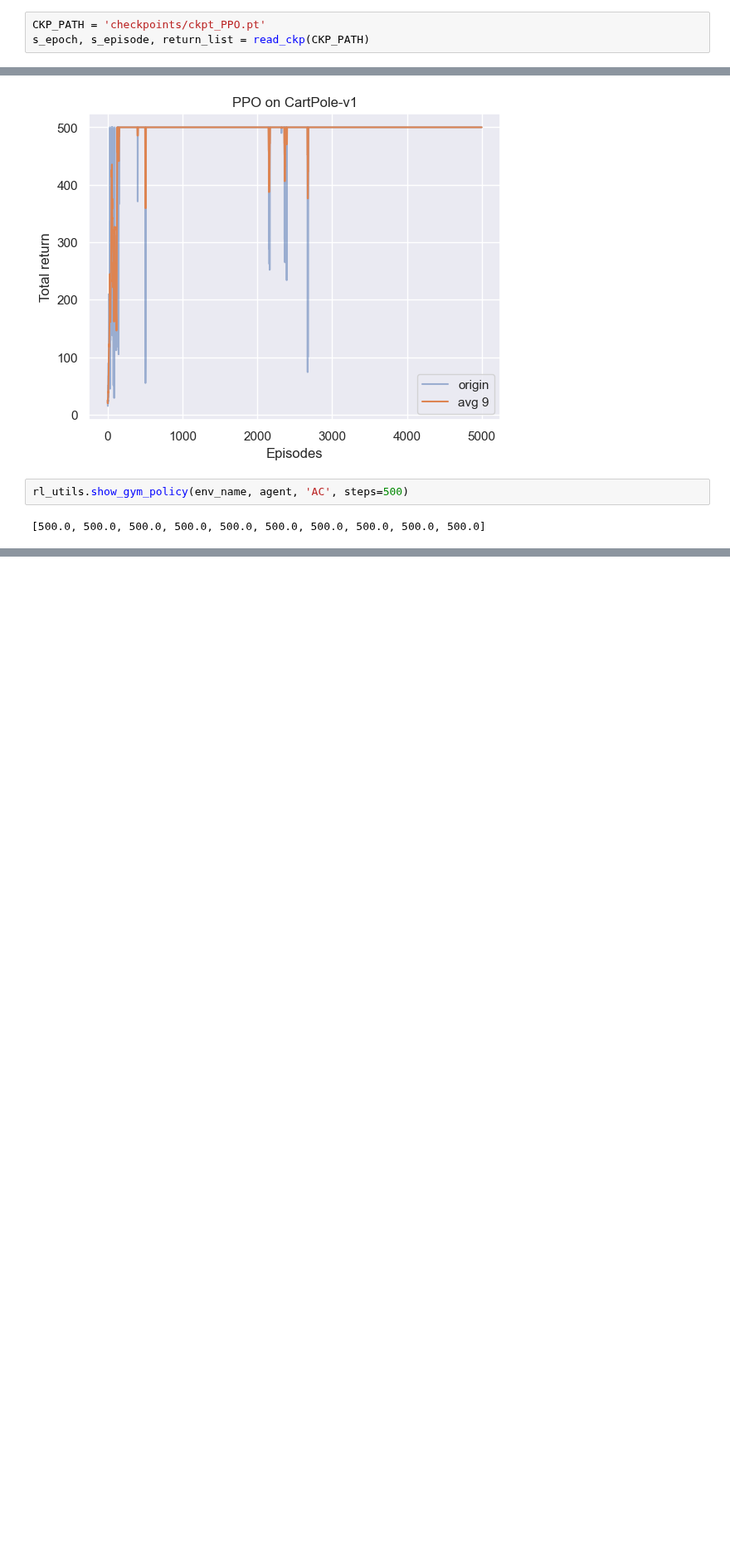
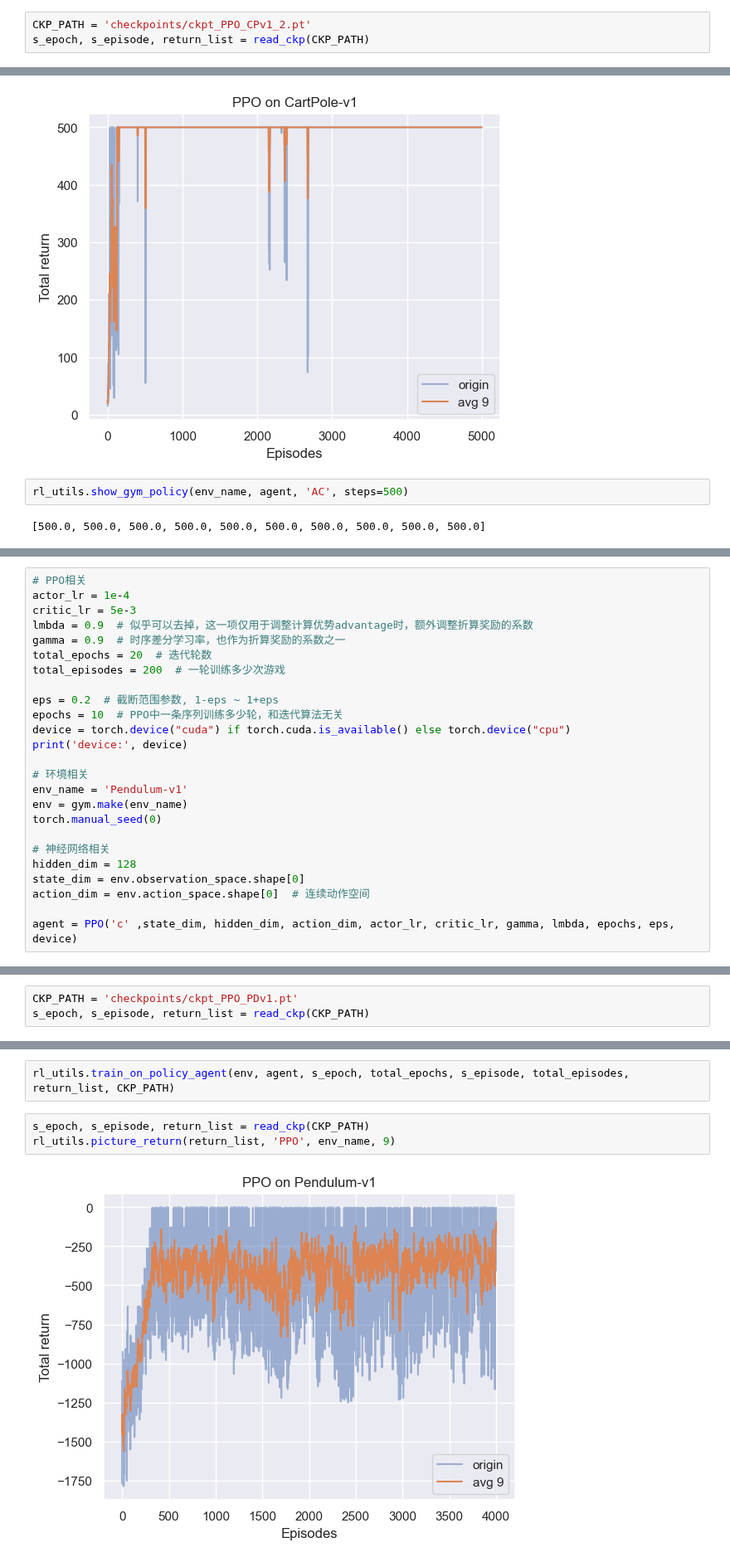
Before and after one commit to Aegis1863/ML_practice, a Jupyter notebook: 强化学习笔记/12_近端策略优化.ipynb, the cells around one changed output, grey strips where cells are left out. Shown at 83% size. Cells and saved outputs as stored; diff of their text form; blank space fills up the shorter version.

```diff
--- a/强化学习笔记/12_近端策略优化.ipynb
+++ b/强化学习笔记/12_近端策略优化.ipynb
@@ -151,4 +216,4 @@ def read_ckp(ckp_path):
 # %%
-CKP_PATH = 'checkpoints/ckpt_PPO.pt'
+CKP_PATH = 'checkpoints/ckpt_PPO_CPv1_2.pt'
 s_epoch, s_episode, return_list = read_ckp(CKP_PATH)
 # %% [markdown]
@@ -167,0 +237,25 @@ rl_utils.show_gym_policy(env_name, agent, 'AC', steps=500)
+# %%
+# PPO相关
+actor_lr = 1e-4
+critic_lr = 5e-3
+lmbda = 0.9  # 似乎可以去掉，这一项仅用于调整计算优势advantage时，额外调整折算奖励的系数
+gamma = 0.9  # 时序差分学习率，也作为折算奖励的系数之一
+total_epochs = 20  # 迭代轮数
+total_episodes = 200  # 一轮训练多少次游戏
+
+eps = 0.2  # 截断范围参数, 1-eps ~ 1+eps
+epochs = 10  # PPO中一条序列训练多少轮，和迭代算法无关
+device = torch.device("cuda") if torch.cuda.is_available() else torch.device("cpu")
+print('device:', device)
+
+# 环境相关
+env_name = 'Pendulum-v1'
+env = gym.make(env_name)
+torch.manual_seed(0)
+
+# 神经网络相关
+hidden_dim = 128
+state_dim = env.observation_space.shape[0]
+action_dim = env.action_space.shape[0]  # 连续动作空间
+
+agent = PPO('c' ,state_dim, hidden_dim, action_dim, actor_lr, critic_lr, gamma, lmbda, epochs, eps, device)
@@ -167,0 +266,3 @@ rl_utils.show_gym_policy(env_name, agent, 'AC', steps=500)
+# %%
+CKP_PATH = 'checkpoints/ckpt_PPO_PDv1.pt'
+s_epoch, s_episode, return_list = read_ckp(CKP_PATH)
@@ -167,0 +271,7 @@ rl_utils.show_gym_policy(env_name, agent, 'AC', steps=500)
+# %%
+rl_utils.train_on_policy_agent(env, agent, s_epoch, total_epochs, s_episode, total_episodes, return_list, CKP_PATH)
+# %%
+s_epoch, s_episode, return_list = read_ckp(CKP_PATH)
+rl_utils.picture_return(return_list, 'PPO', env_name, 9)
+# %% [output]
+[figure, added]
```
Also changed, not shown: parts of 17 cells of this notebook, 12 other files.
